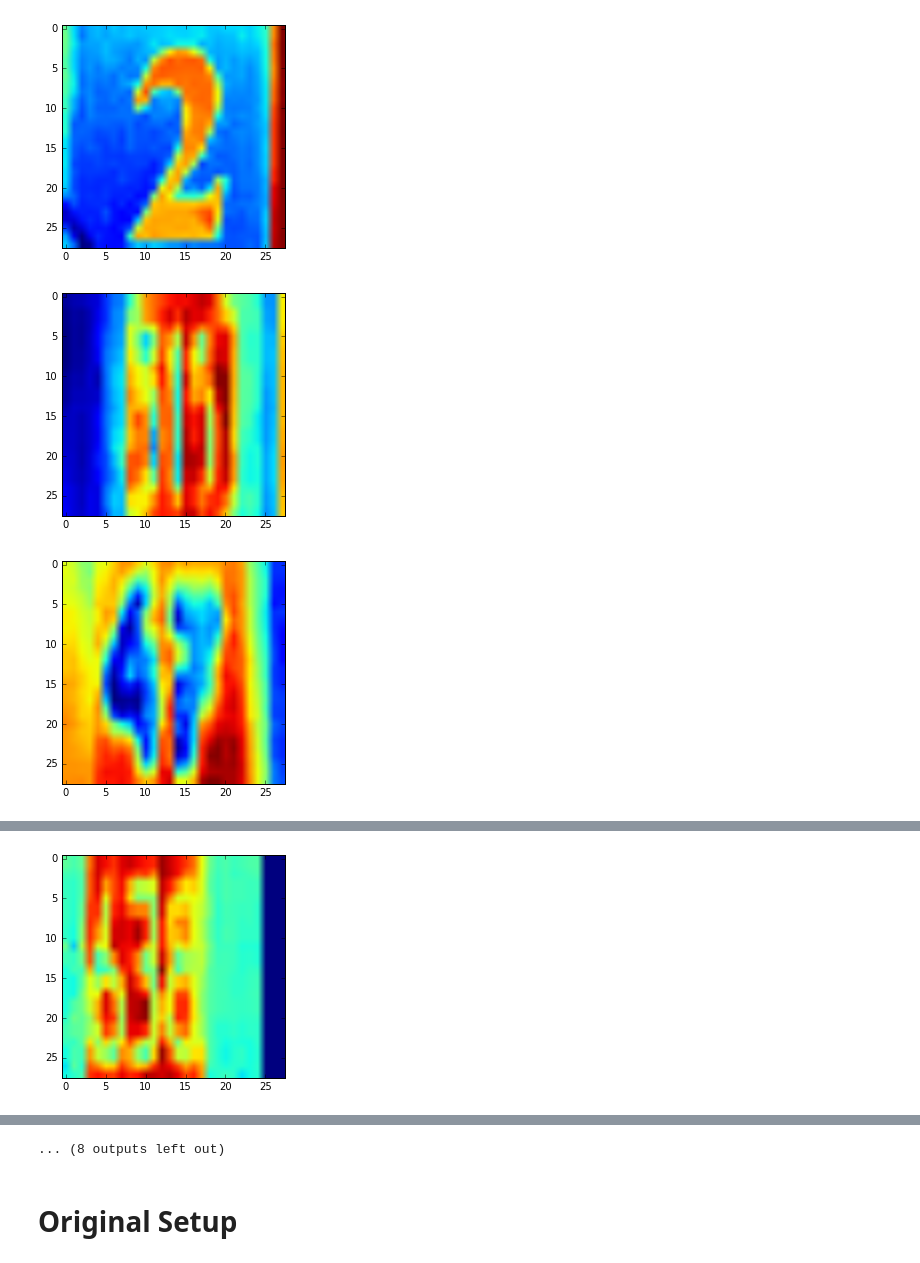
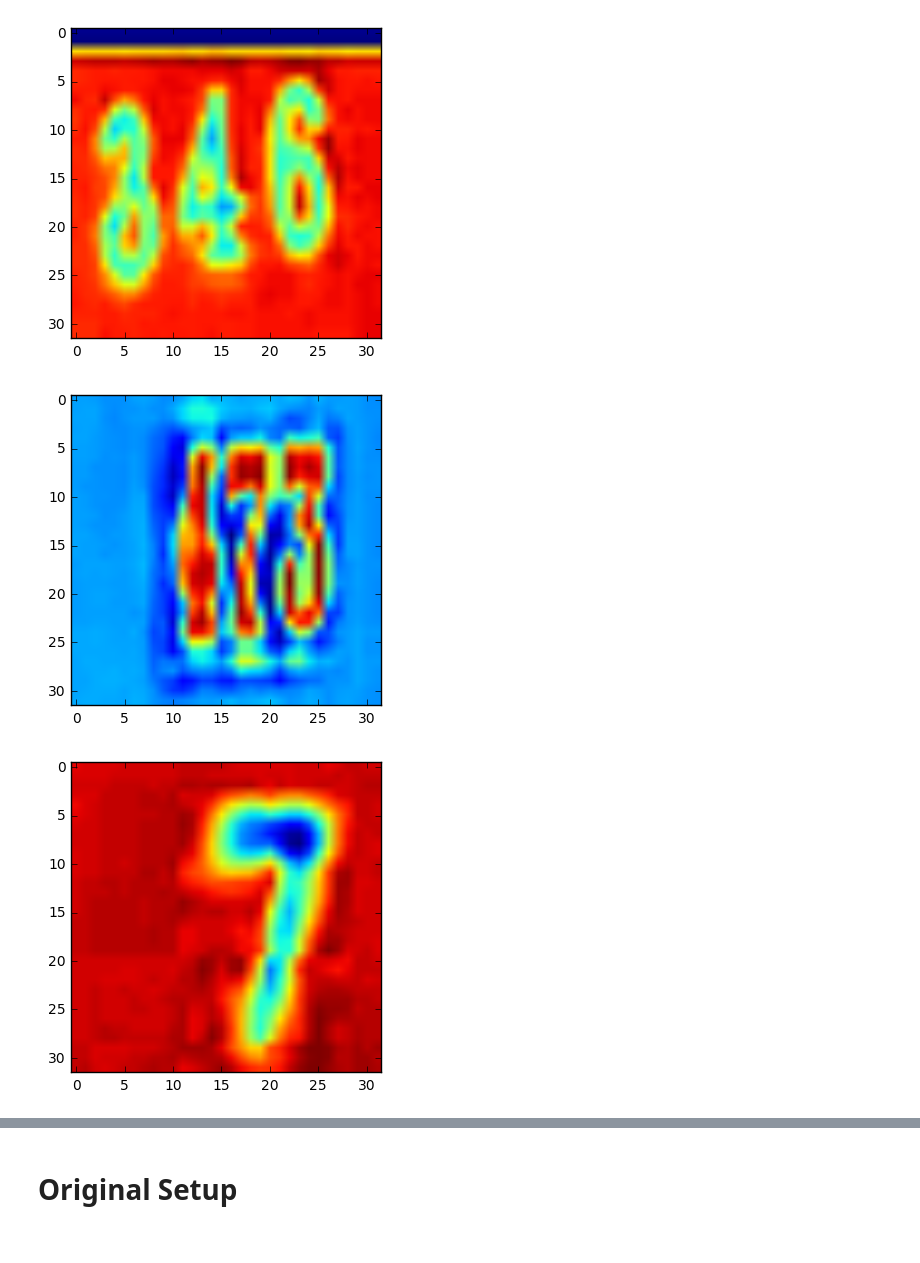
Before and after one commit to diegoalejogm/udacity-ml-nanodegree, a Jupyter notebook: projects/capstone/4. Model Training & Refinement.ipynb, the cells around one changed output, grey strips where cells are left out. Cells and saved outputs as stored; diff of their text form; code cells hidden in the pictures.

```diff
--- a/projects/capstone/4. Model Training & Refinement.ipynb
+++ b/projects/capstone/4. Model Training & Refinement.ipynb
@@ -4,15 +4,16 @@
 from __future__ import print_function
 import numpy as np
 import tensorflow as tf
+from PIL import Image
 from six.moves import cPickle as pickle
 from six.moves import range
 
-image_height = 28
-image_width  = 28
+image_height = 32
+image_width  = 32
 num_labels = 11
 num_channels = 1 # grayscale
 # %%
-pickle_file = 'svhn_tf.pickle'
+pickle_file = 'svhn_grayscale.pickle'
 
 with open(pickle_file, 'rb') as f:
     save = pickle.load(f)
@@ -41,6 +42,6 @@ Test set (13068, 28, 28, 1) (13068, 6)
 import matplotlib.pyplot as plt
 # Config the matplotlib backend as plotting inline in IPython
 %matplotlib inline
-for i in range(20,40):
+for i in range(10):
     print(train_labels[i])
 # %% [output]
@@ -67,8 +58,8 @@ for i in range(20,40):
 # %%
-for i in range(20,40):
+for i in range(10):
     plt.figure()
     plt.imshow(train_dataset[i,:,:,0])
 # %% [output]
-[figure, old version]
+[figure, new version]
-[figure, old version]
+[figure, new version]
-[figure, old version]
+[figure, new version]
@@ -82 +72,0 @@ for i in range(20,40):
-[figure, removed]
@@ -84,3 +73,2 @@ for i in range(20,40):
-... (8 outputs left out)
 # %% [markdown]
 # Original Setup
```
Also changed, not shown: parts of 18 cells of this notebook, 2 other files.
